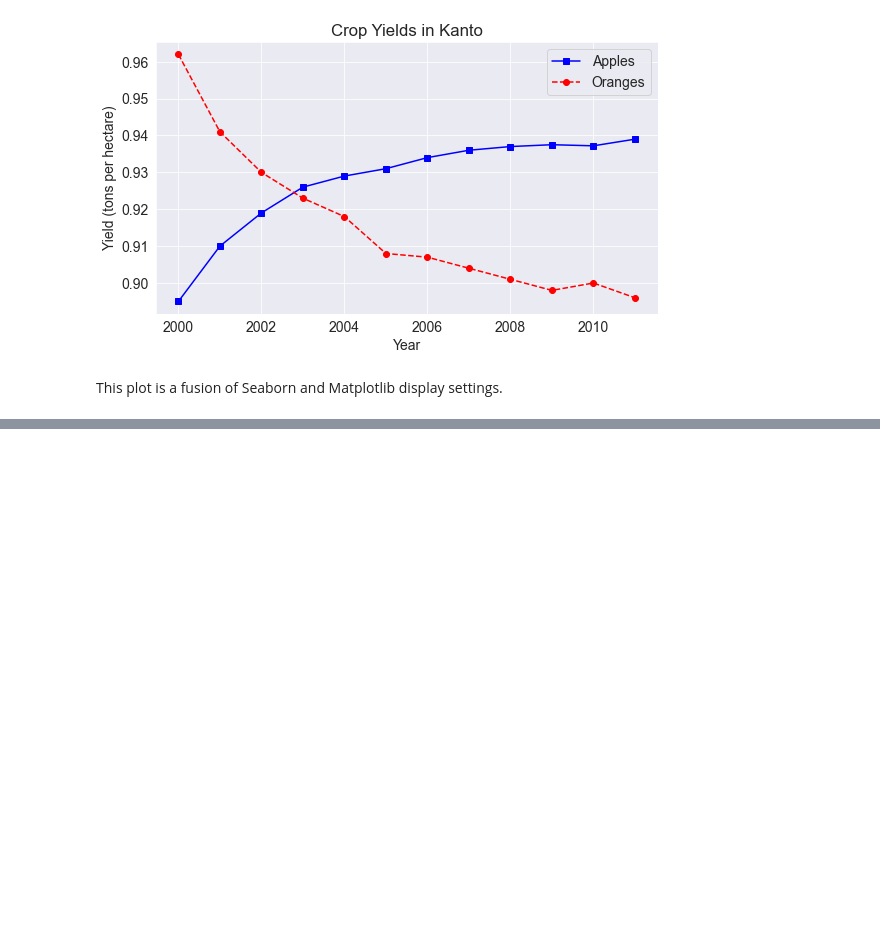
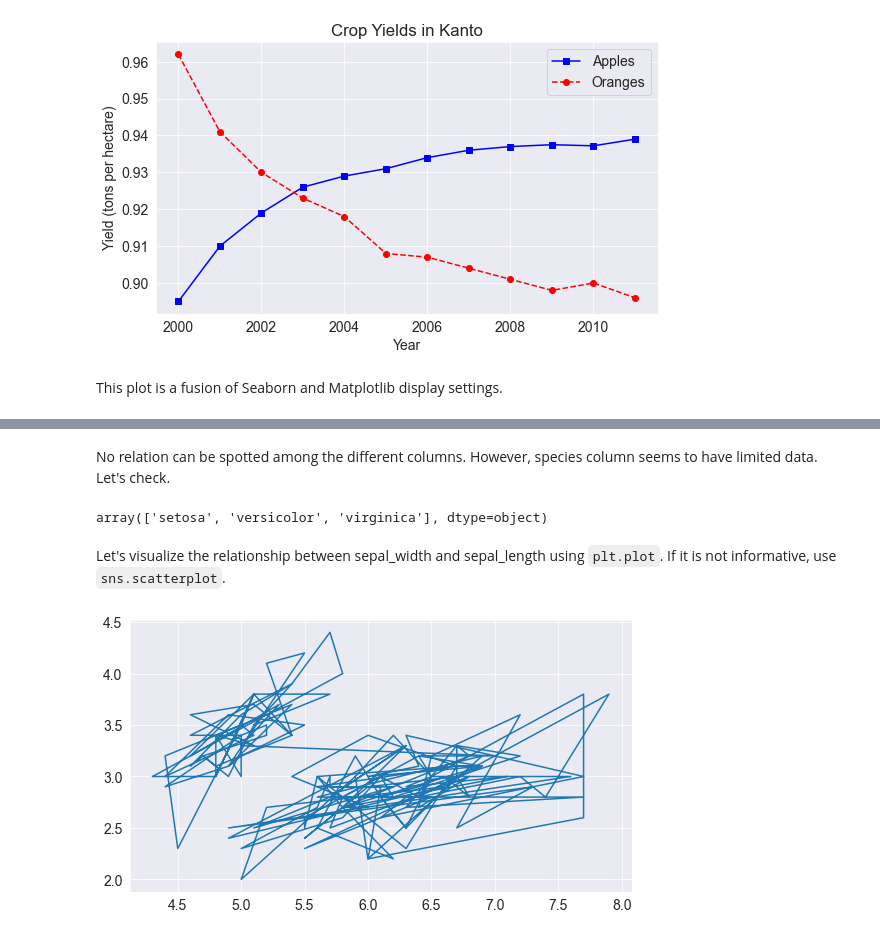
Before and after one commit to code-lucidal58/python_for_data_analysis, a Jupyter notebook: zero_to_pandas/lecture-5-matplotlib-data-visualization.ipynb, the cells around one changed output, grey strips where cells are left out. Saved outputs shown, nothing was run; the diff lists cells and outputs as text; code cells hidden in the pictures; blank space fills up the shorter version.

```diff
--- a/zero_to_pandas/lecture-5-matplotlib-data-visualization.ipynb
+++ b/zero_to_pandas/lecture-5-matplotlib-data-visualization.ipynb
@@ -206,0 +212,4 @@ This plot is a fusion of Seaborn and Matplotlib display settings.
+# %%
+# Load data into Pandas dataframe. Similar to read_csv
+flowers_df = sns.load_dataset('iris')
+flowers_df
@@ -206,0 +230,12 @@ This plot is a fusion of Seaborn and Matplotlib display settings.
+# %% [markdown]
+No relation can be spotted among the different columns. However, species column seems to have limited data. Let's check.
+# %%
+flowers_df.species.unique()
+# %% [output]
+array(['setosa', 'versicolor', 'virginica'], dtype=object)
+# %% [markdown]
+Let's visualize the relationship between sepal_width and sepal_length using `plt.plot`. If it is not informative, use `sns.scatterplot`.
+# %%
+plt.plot(flowers_df.sepal_length, flowers_df.sepal_width);
+# %% [output]
+[figure, added]
```
Also changed, not shown: parts of 8 cells of this notebook.
